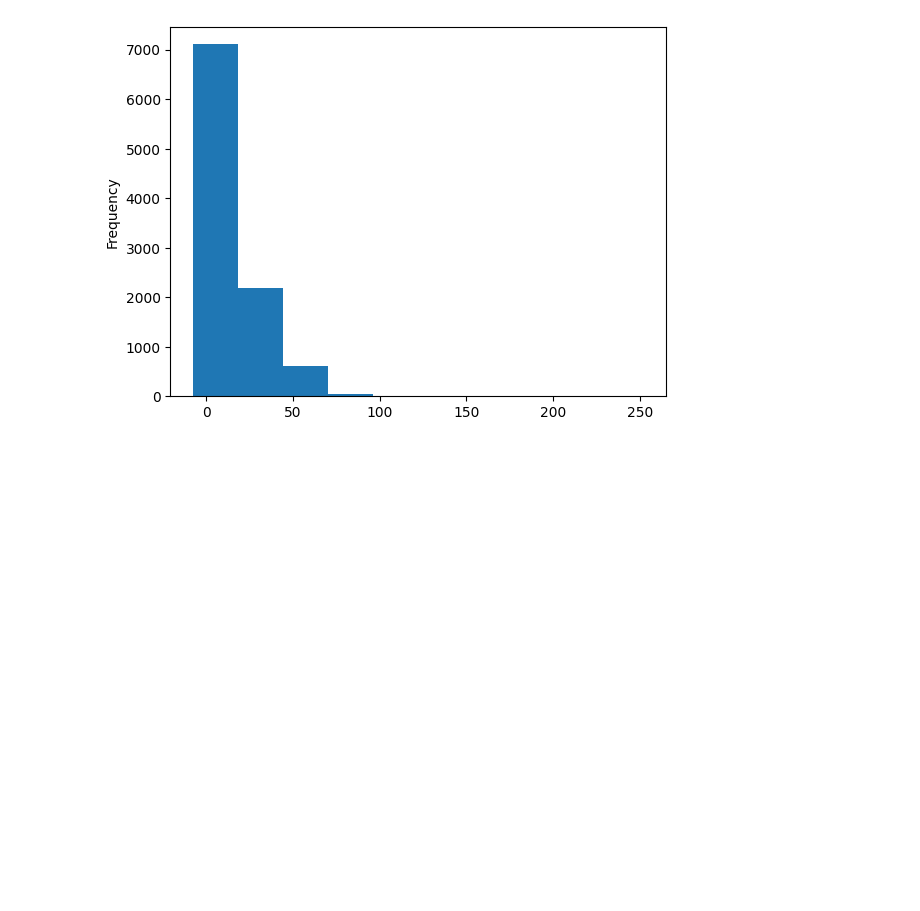
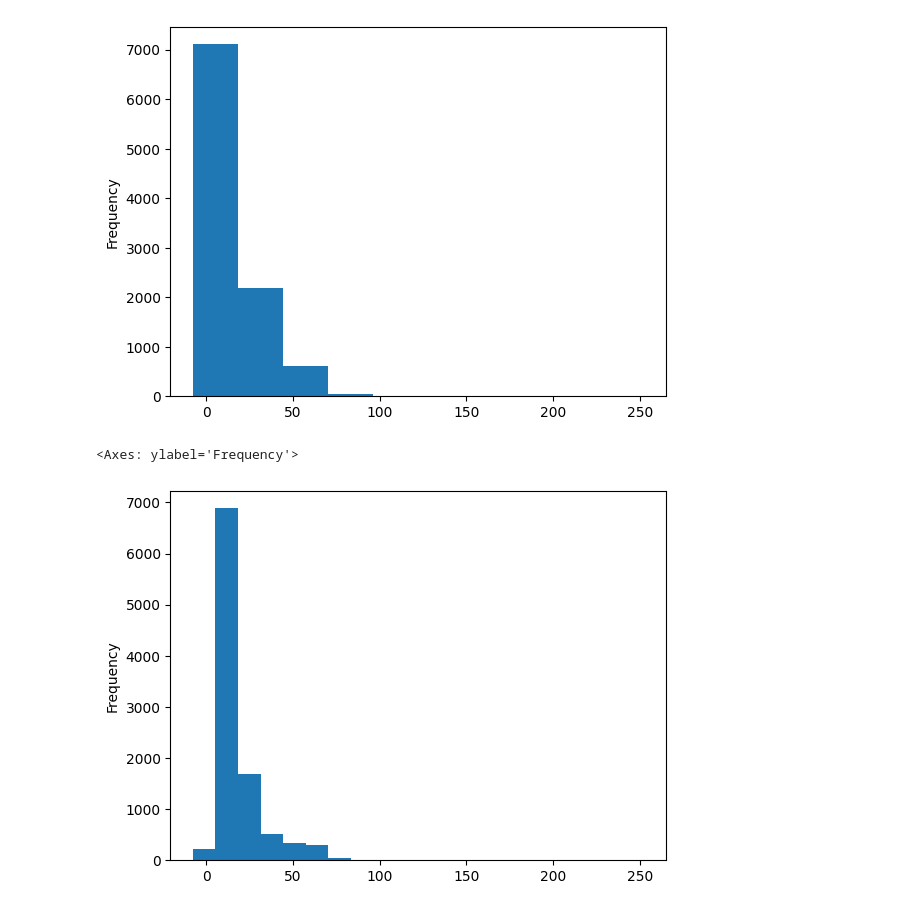
Before and after one commit to reuven/oreilly-2025-05May-pandas, a Jupyter notebook: OReilly - 2025-05May-19.ipynb, the cells around one changed output. Saved outputs shown, nothing was run; the diff lists cells and outputs as text; code cells hidden in the pictures; blank space fills up the shorter version.

```diff
--- a/OReilly - 2025-05May-19.ipynb
+++ b/OReilly - 2025-05May-19.ipynb
@@ -1631,3 +1631,8 @@ df['total_amount'].plot.hist()
 # %% [output]
 <Axes: ylabel='Frequency'>
 [figure]
+# %%
+df['total_amount'].plot.hist(bins=20)
+# %% [output]
+<Axes: ylabel='Frequency'>
+[figure, added]
```
Also changed, not shown: parts of 2 cells of this notebook.
